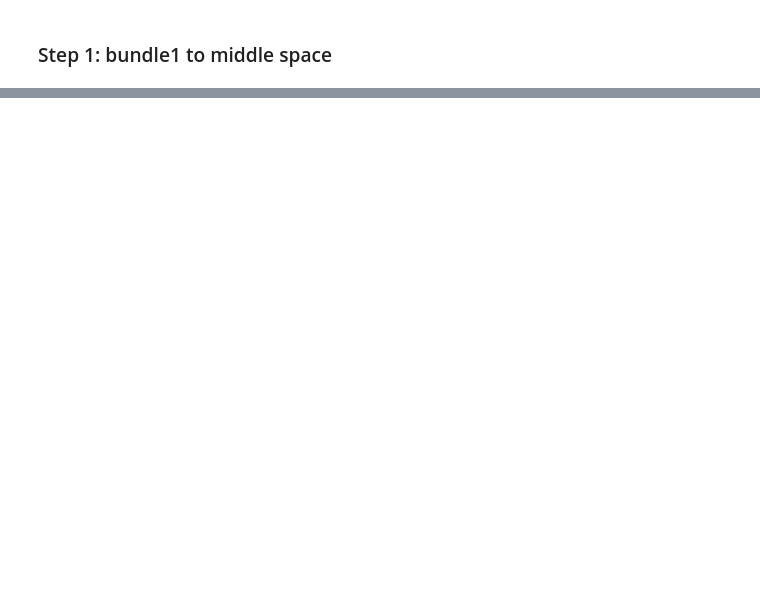
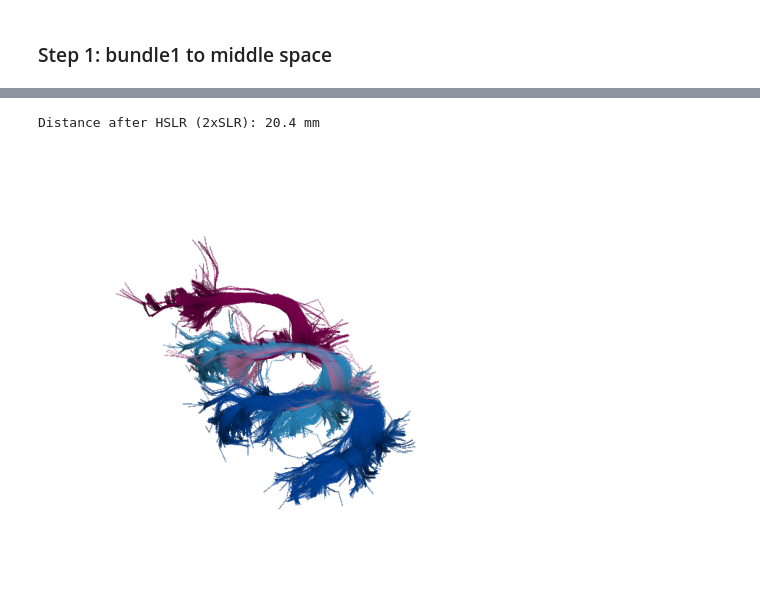
Before and after one commit to drombas/streamlines-gsoc, a Jupyter notebook: hslr_demo.ipynb, the cells around one changed output, grey strips where cells are left out. Saved outputs shown, nothing was run; the diff lists cells and outputs as text; code cells hidden in the pictures; blank space fills up the shorter version.

```diff
--- a/hslr_demo.ipynb
+++ b/hslr_demo.ipynb
@@ -175,0 +207,16 @@ Distance after HSLR: 19.8 mm
+# %%
+# Run SLR again with middle space as static
+srm = srr.optimize(static=centroids1m, moving=centroids2)
+T2m_slr = srm.matrix
+
+# Move bundle2 to the middle space
+bundle2m_slr = transform_streamlines(bundle2, T2m_slr)
+
+# BMD distance after hslr
+d_hslr_slr = bundle_distance_min(distance_matrix_mdf(bundle1m, bundle2m_slr))
+# %%
+show_bundles([bundle1, bundle2, bundle1m, bundle2m_slr],colors=[col1, col2, col1m, col2m], show_2d=True)
+print("Distance after HSLR (2xSLR): " + str(np.round(d_hslr_slr,1)) + " mm")
+# %% [output]
+Distance after HSLR (2xSLR): 20.4 mm
+[figure, added]
```
Also changed, not shown: parts of 23 cells of this notebook, 3 other files.
